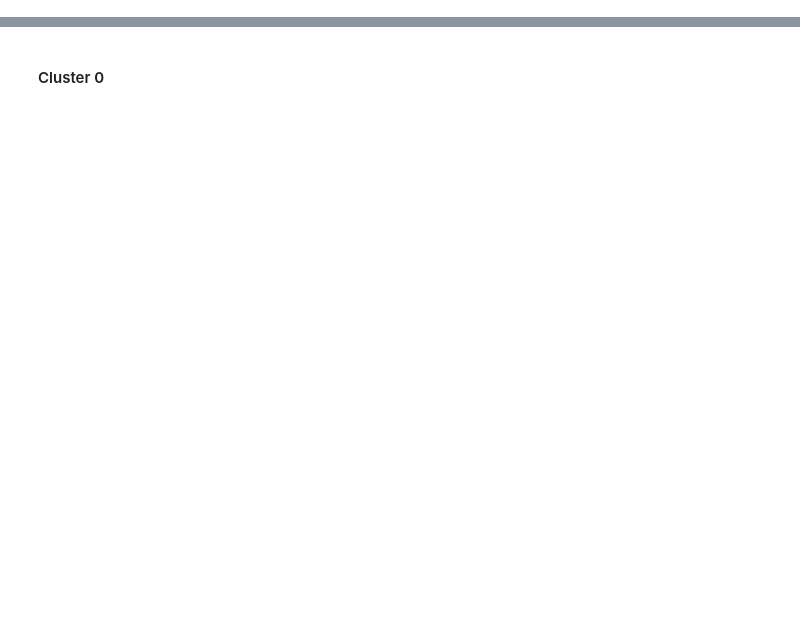
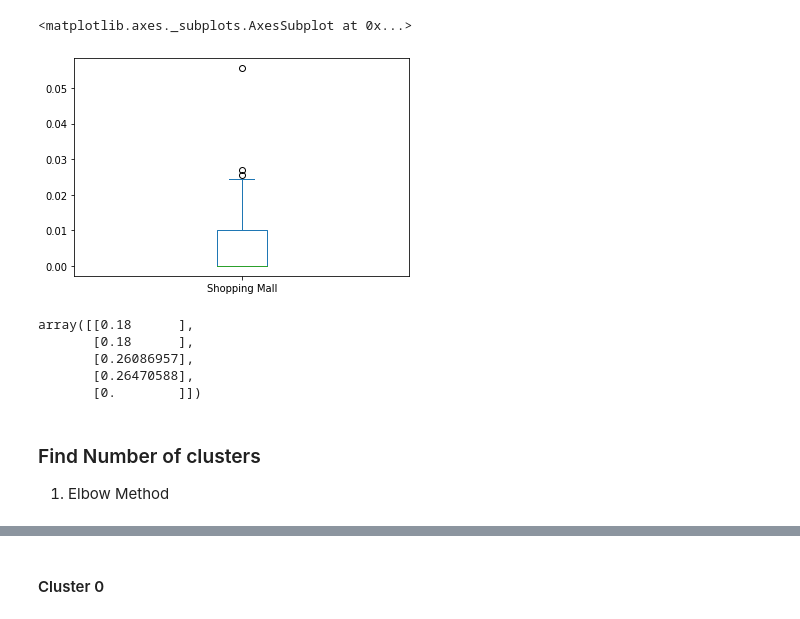
Before and after one commit to yesdeepakmittal/Best_Place_Prediction, a Jupyter notebook: Toronto_Canada.ipynb, the cells around one changed output, grey strips where cells are left out. Cells and saved outputs as stored; diff of their text form; code cells hidden in the pictures; blank space fills up the shorter version.

```diff
--- a/Toronto_Canada.ipynb
+++ b/Toronto_Canada.ipynb
@@ -418,0 +349,20 @@ Examine the Clusters
+# %%
+df_mall['Shopping Mall'].plot(kind = 'box')
+# %% [output]
+<matplotlib.axes._subplots.AxesSubplot at 0x...>
+[figure, added]
+# %%
+from sklearn.cluster import KMeans
+from sklearn.preprocessing import MinMaxScaler
+
+data = MinMaxScaler().fit_transform(df_mall['Shopping Mall'].to_numpy().reshape(-1,1))
+data[:5]
+# %% [output]
+array([[0.18      ],
+       [0.18      ],
+       [0.26086957],
+       [0.26470588],
+       [0.        ]])
+# %% [markdown]
+### Find Number of clusters
+1. Elbow Method
```
Also changed, not shown: parts of 89 cells of this notebook.
